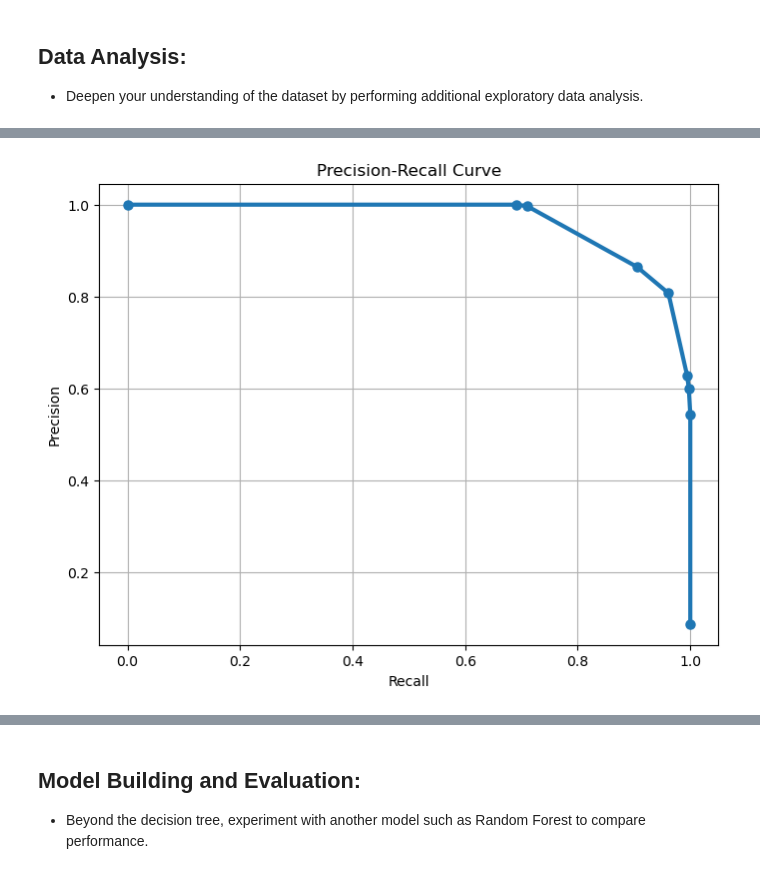
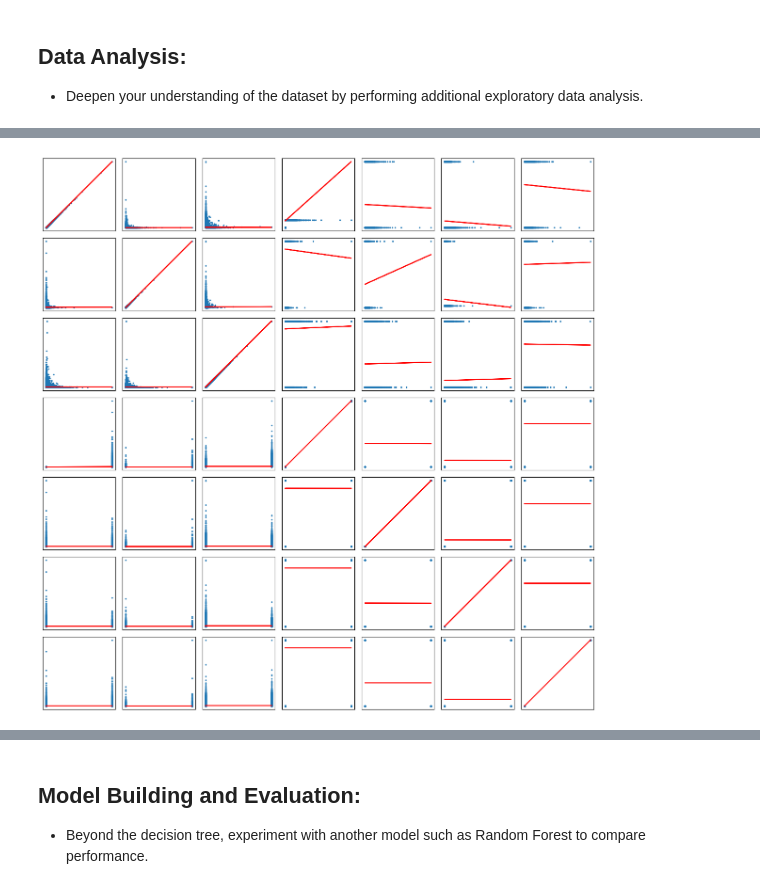
Before and after one commit to allaccountstaken/code_reviews, a Jupyter notebook: Fraud_Detection.ipynb, the cells around one changed output, grey strips where cells are left out. Drawn from its saved outputs; the diff is of its cells as text; code cells hidden in the pictures.

```diff
--- a/Fraud_Detection.ipynb
+++ b/Fraud_Detection.ipynb
@@ -330,24 +313,0 @@ plt.show()
-# %%
-# Predictions and confusion matrix
-y_pred = model_dtc.predict(X_test)
-cm = confusion_matrix(y_test, y_pred)
-
-# Plot confusion matrix as heatmap
-plt.figure(figsize=(6, 5))
-plt.imshow(cm, interpolation='nearest', cmap='Blues')
-plt.title('Confusion Matrix Heatmap')
-plt.colorbar()
-tick_marks = np.arange(len(set(y_test)))
-plt.xticks(tick_marks, ['Non-Fraud', 'Fraud'], rotation=45)
-plt.yticks(tick_marks, ['Non-Fraud', 'Fraud'])
-plt.ylabel('True Label')
-plt.xlabel('Predicted Label')
-
-# Add text annotations
-thresh = cm.max() / 2.0
-for i, j in np.ndindex(cm.shape):
-    plt.text(j, i, f'{cm[i, j]}', horizontalalignment='center',
-             color='white' if cm[i, j] > thresh else 'black')
-
-plt.tight_layout()
-plt.show()
@@ -356,16 +314,21 @@ plt.show()
-# %%
-from sklearn.metrics import precision_recall_curve
-
-# Compute precision-recall curve
-precision, recall, _ = precision_recall_curve(y_test, model_dtc.predict_proba(X_test)[:, 1])
-
-# Plot Precision-Recall curve
-plt.figure(figsize=(8, 6))
-plt.plot(recall, precision, marker='.', markersize=13, linewidth=3)
-plt.title('Precision-Recall Curve')
-plt.xlabel('Recall')
-plt.ylabel('Precision')
-plt.grid()
-plt.show()
-# %% [output]
-[figure, removed]
+# %%
+#@title Pairplot suggests some non-linearity of relationships
+fig, axes = plt.subplots(figsize=(12, 12), nrows=len(predictors), ncols=len(predictors))
+X = data.drop(columns=['fraud']) # Get predictrors
+
+predictors = list(X.columns.values) # Grab their names
+
+for i, x in enumerate(predictors):
+   for j, y in enumerate(predictors):
+       ax = axes[i, j]
+       ax.scatter(data[x], data[y], s=2)
+       z = np.polyfit(data[x], data[y], 1)
+       p = np.poly1d(z)
+       ax.plot(data[x], p(data[x]), color='r')
+       ax.set_xticks([])
+       ax.set_yticks([])
+
+plt.tight_layout()
+plt.show()
+# %% [output]
+[figure, added]
```
Also changed, not shown: parts of 48 cells of this notebook.
